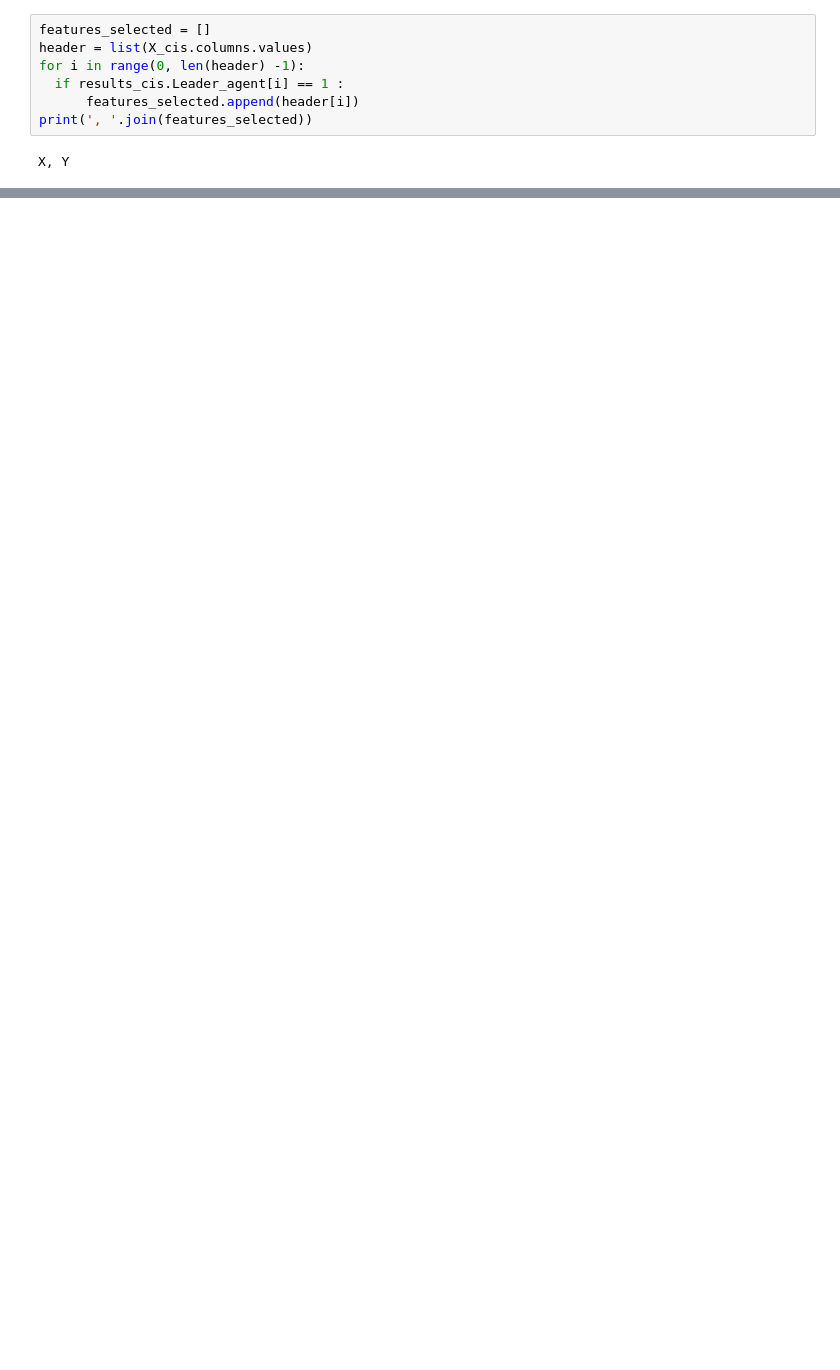
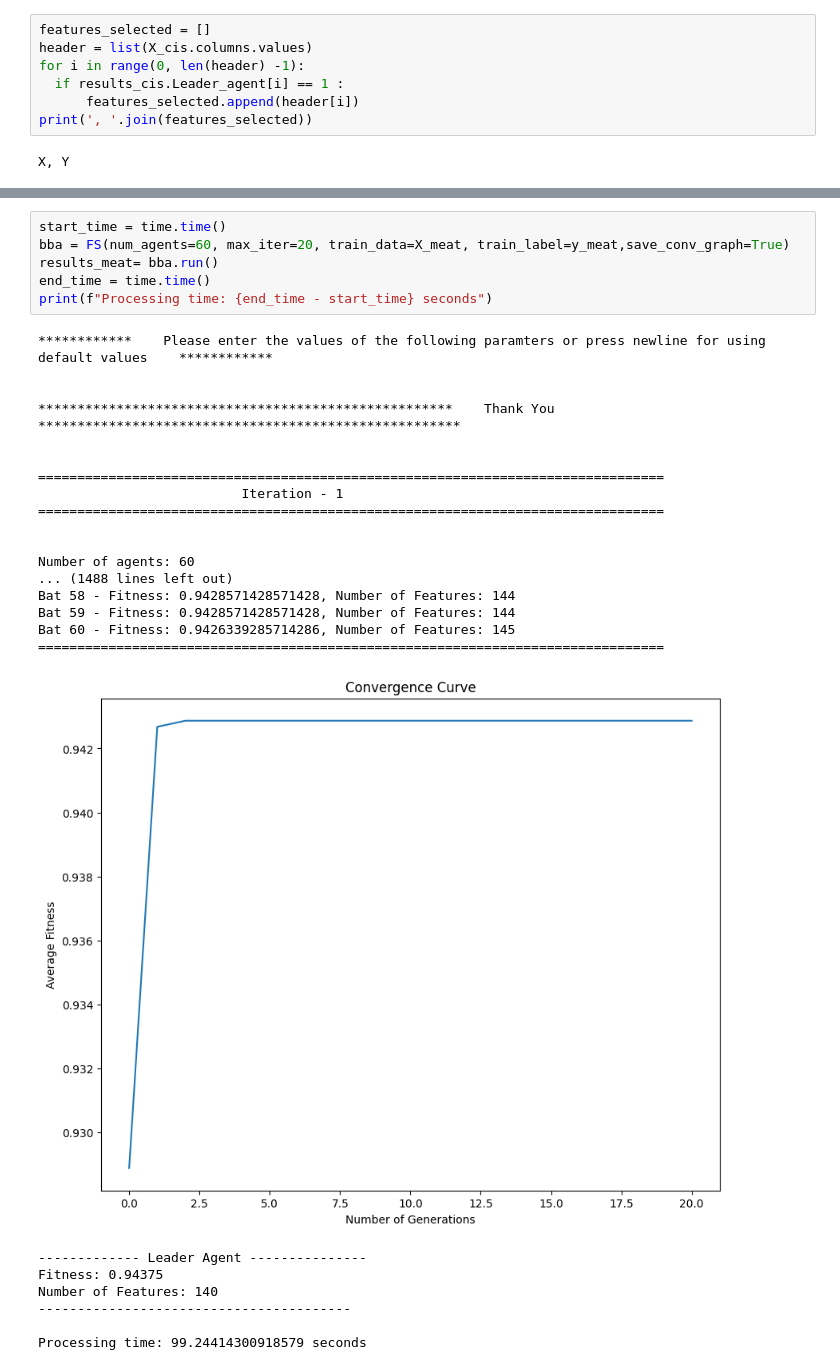
Before and after one commit to mikefixer/icafs, a Jupyter notebook: notebookes/BBA.ipynb, the cells around one changed output, grey strips where cells are left out. Saved outputs shown, nothing was run; the diff lists cells and outputs as text; blank space fills up the shorter version.

```diff
--- a/notebookes/BBA.ipynb
+++ b/notebookes/BBA.ipynb
@@ -277,0 +219,31 @@ print(f"5-CV Cacao OPF mean:{res.mean()} , 5-CV Cacao STD:{res.std()}" )
+# %%
+start_time = time.time()
+bba = FS(num_agents=60, max_iter=20, train_data=X_meat, train_label=y_meat,save_conv_graph=True)
+results_meat= bba.run()
+end_time = time.time()
+print(f"Processing time: {end_time - start_time} seconds")
+# %% [output]
+************    Please enter the values of the following paramters or press newline for using default values    ************
+
+
+*****************************************************    Thank You    ******************************************************
+
+
+================================================================================
+                          Iteration - 1
+================================================================================
+
+
+Number of agents: 60
+... (1488 lines left out)
+Bat 58 - Fitness: 0.9428571428571428, Number of Features: 144
+Bat 59 - Fitness: 0.9428571428571428, Number of Features: 144
+Bat 60 - Fitness: 0.9426339285714286, Number of Features: 145
+================================================================================
+[figure, added]
+------------- Leader Agent ---------------
+Fitness: 0.94375
+Number of Features: 140
+----------------------------------------
+
+Processing time: 99.24414300918579 seconds
```
Also changed, not shown: parts of 16 cells of this notebook, 12 other files.
